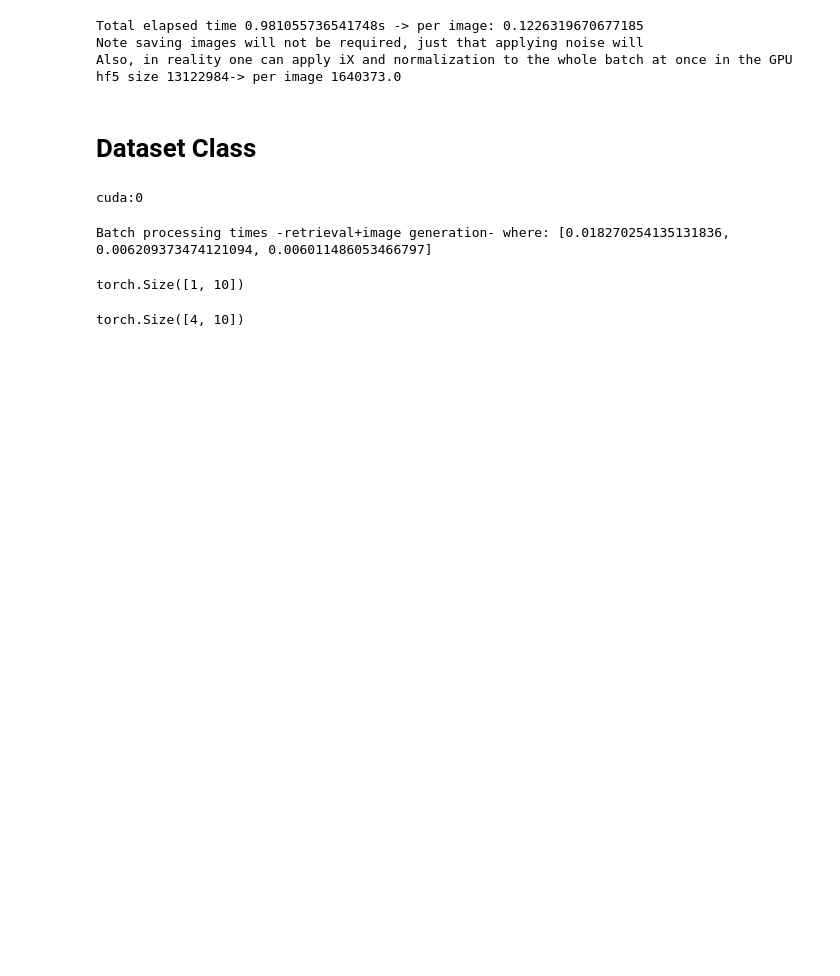
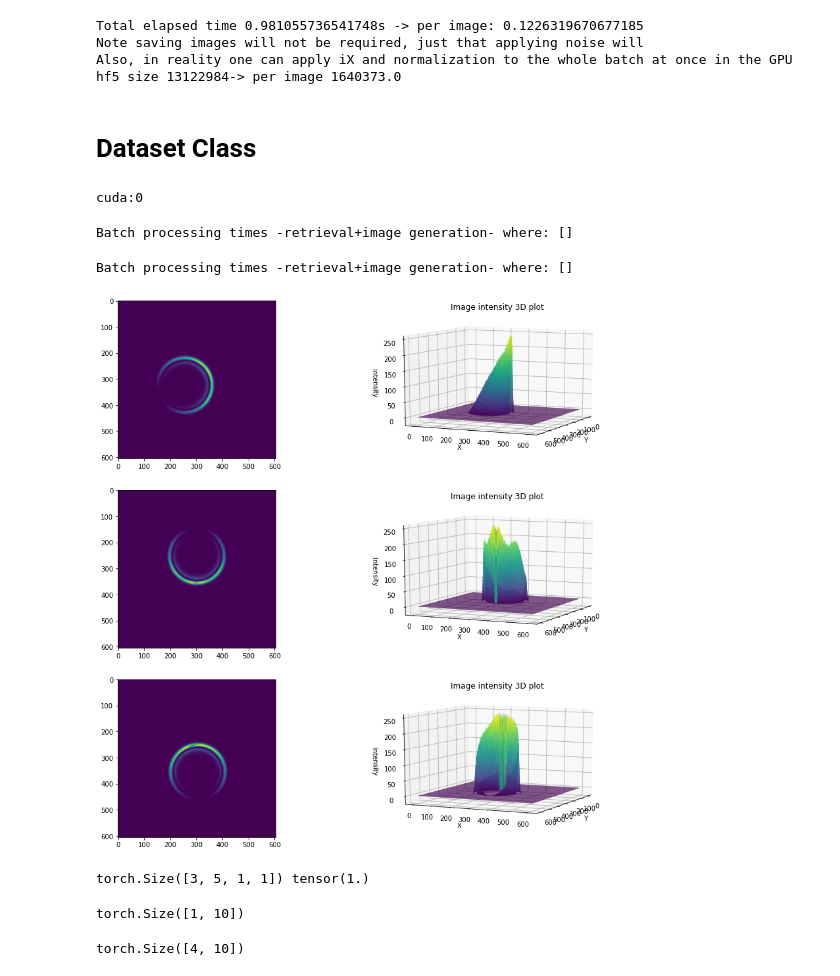
Before and after one commit to Oiangu9/Conical_Refraction_Polarimeter, a Jupyter notebook: LAB/DEEP_LEARNING/Dataset_Generator/NOTEBOOK_Test_Image_Retrieval_from_D_Matrix.ipynb, the cells around one changed output. Saved outputs shown, nothing was run; the diff lists cells and outputs as text; code cells hidden in the pictures; blank space fills up the shorter version.

Commit message:
Artificial noisy image generator created and apparently operational!

```diff
--- a/LAB/DEEP_LEARNING/Dataset_Generator/NOTEBOOK_Test_Image_Retrieval_from_D_Matrix.ipynb
+++ b/LAB/DEEP_LEARNING/Dataset_Generator/NOTEBOOK_Test_Image_Retrieval_from_D_Matrix.ipynb
@@ -377,12 +472,18 @@ dataset = CR_Dataset(D_matrix_file_path="/home/melanie/Desktop/Conical_Refractio
             ID_file_path ="/home/melanie/Desktop/Conical_Refraction_Polarimeter/OUTPUT/STRUCTURE_Grid_R0_70_w0_70_Z_4.json",
             device = device,
             X=302, generate_images_w_depth=8, random_seed=666,
-            batch_size=5, num_batches_per_epoch=100)
+            batch_size=5, num_batches_per_epoch=100,
+                    apply_noise=True,
+                poisson_strength=0.3, blob_strength=0.1, angular_modulation_strength=0.25,
+               min_modulation_frec=2*np.pi/6, max_modulation_frec=2*np.pi/2,
+                max_blobs=1, min_blob_sigma=100, max_blob_sigma=130)
 # %%
 import cv2
 times=[]
 for i in sampler: # outputea por cada batch un index
     t=time()
+    ims = dataset[i]
+    break
     ims, lab=dataset[i]
     times.append(time()-t)
     #print(ims.shape, lab.shape, ims.is_cuda, lab.is_cuda, ims.dtype, lab.dtype)
@@ -392,4 +493,4 @@ for i in sampler: # outputea por cada batch un index
         #print(dataset.compute_intensity_gravity_centers(ims))
 print(f"Batch processing times -retrieval+image generation- where: {times}")
 # %% [output]
-Batch processing times -retrieval+image generation- where: [0.018270254135131836, 0.006209373474121094, 0.006011486053466797]
+Batch processing times -retrieval+image generation- where: []
@@ -395,0 +564,17 @@ Batch processing times -retrieval+image generation- where: [0.018270254135131836
+# %%
+import cv2
+times=[]
+for i in sampler: # outputea por cada batch un index
+    t=time()
+    ims = dataset[i]
+    break
+    ims, lab=dataset[i]
+    times.append(time()-t)
+    #print(ims.shape, lab.shape, ims.is_cuda, lab.is_cuda, ims.dtype, lab.dtype)
+    for j in range(ims.shape[0]):
+        #print(lab[j])
+        cv2.imwrite(f"/home/oiangu/Hippocampus/Conical_Refraction_Polarimeter/OUTPUT/LIBRARIES_OF_THEORETICAL_D/Basler_like_R0_300x_w0_300x_Z_50x_64bit/{str(lab[j])}.png", np.array(ims[j].to('cpu')))
+        #print(dataset.compute_intensity_gravity_centers(ims))
+print(f"Batch processing times -retrieval+image generation- where: {times}")
+# %% [output]
+Batch processing times -retrieval+image generation- where: []
@@ -396,3 +598,52 @@ Batch processing times -retrieval+image generation- where: [0.018270254135131836
+# %%
+'''
+phis = dataset.phis
+noisy_ims = apply_random_noises(ims, phis, poisson_strength=0.9, blob_strength=0.35,
+                                angular_modulation_strength=0.2    )
+noisy_imsy = (dataset.max_intensity*(noisy_ims/noisy_ims.amax(dim=(1,2), keepdim=True)[0].unsqueeze(1))).type(dataset.im_type)
+imsy = (dataset.max_intensity*(ims/ims.amax(dim=(1,2), keepdim=True)[0].unsqueeze(1))).type(dataset.im_type)
+'''
+#noisy_nims = np.asarray(noisy_imsy.to('cpu'))
+nims = np.asarray(ims.to('cpu'))
+#nphis = np.asarray(phis.to('cpu'))
+# %%
+import matplotlib.pyplot as plt
+from mpl_toolkits.mplot3d import Axes3D
+%matplotlib inline
+
+
+fig, axes = plt.subplots(nims.shape[0]-2,2,figsize=(15,15))
+for i in range(nims.shape[0]-2):
+    axes[i, 0].imshow(nims[i])
+    #axes[i, 1].imshow(noisy_nims[i])
+    axes[i, 1].set_visible(False)
+    ax = fig.add_subplot(int(f"{nims.shape[0]-2}2{i*2+2}"), projection='3d')
+    X,Y = np.meshgrid(np.arange(nims.shape[1]),np.arange(nims.shape[2]))
+    theta=25
+    phi=30
+    plot3d_resolution = 0.7
+    ax.plot_surface(X, Y, nims[i].T, rcount=int(nims.shape[1]*plot3d_resolution), ccount=int(nims.shape[2]*plot3d_resolution), cmap='viridis') # rstride=1, cstride=1, linewidth=0
+    #cset = ax.contourf(X, Y, im, 2, zdir='z', offset=-20, cmap='viridis', alpha=0.5)
+    #cset = ax.contourf(X, Y, im, 1, zdir='x', offset=-8, cmap='viridis')
+    #cset = ax.contourf(X, Y, im, 1, zdir='y', offset=0, cmap='viridis')
+    ax.set_xlabel('Y')
+    #ax.set_xlim(-8, 8)
+    ax.set_ylabel('X')
+    #ax.set_ylim(-10, 8)
+    ax.set_zlabel('Intensity')
+    ax.set_zlim(-0.078*np.max(nims[i]), np.max(nims[i]))
+    ax.set_title("Image intensity 3D plot")
+    ax.view_init(10, theta)
+plt.show()
+# %% [output]
+[figure, added]
+# %%
+strengths = torch.rand(size=(3, ims.shape[0], 1,1)) #[3, batch_size, 1,1]
+
+strengths=strengths/strengths.sum(dim=0)
+print(strengths.shape, strengths[:,0].sum())
+# %% [output]
+torch.Size([3, 5, 1, 1]) tensor(1.)
 # %%
 loader =DataLoader(
     dataset=dataset, batch_size=1, sampler=sampler, num_workers=5, # each index yielded by the sampler is intended to be a full mini-batch already
```
Also changed, not shown: parts of 5 cells of this notebook, 2 other files.
